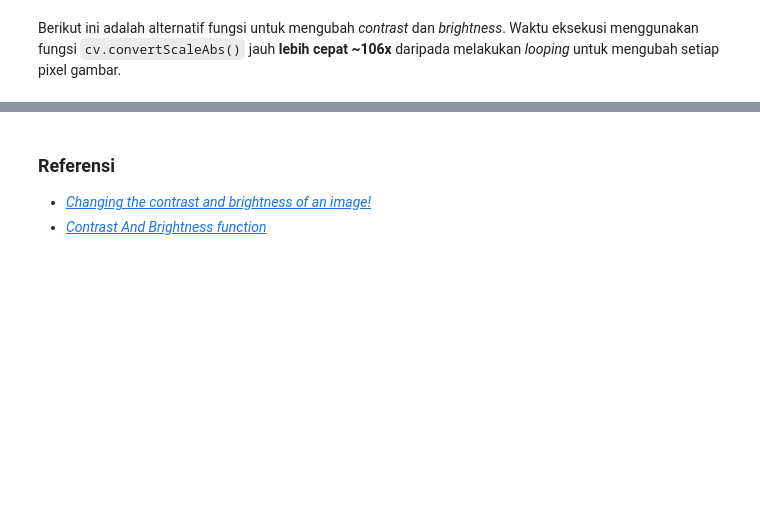
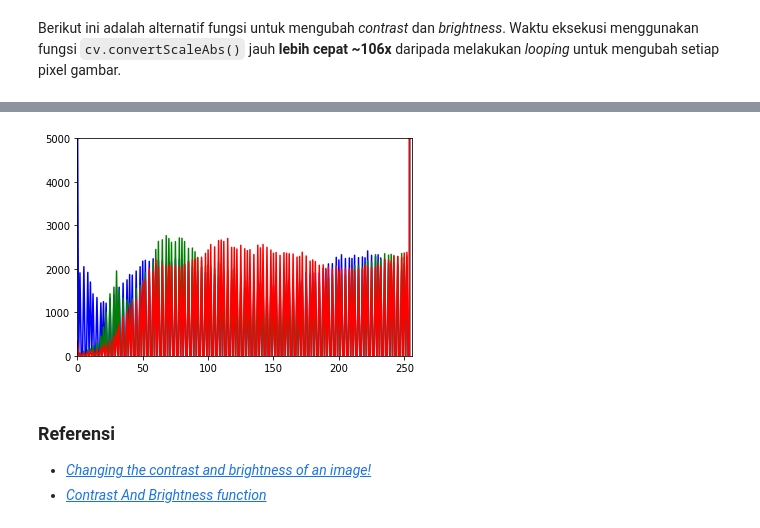
Before and after one commit to mahaamesha/computer-vision-notes, a Jupyter notebook: notes/core/contrast_brightness.ipynb, the cells around one changed output, grey strips where cells are left out. Cells and saved outputs as stored; diff of their text form; code cells hidden in the pictures; blank space fills up the shorter version.

```diff
--- a/notes/core/contrast_brightness.ipynb
+++ b/notes/core/contrast_brightness.ipynb
@@ -79,3 +95,7 @@ plt.show()
+# %%
+hist_colored(new_img)
+# %% [output]
+[figure, added]
 # %% [markdown]
 ### Referensi
 - [*Changing the contrast and brightness of an image!*](https://docs.opencv.org/4.x/d3/dc1/tutorial_basic_linear_transform.html)
```
Also changed, not shown: parts of 4 cells of this notebook.
